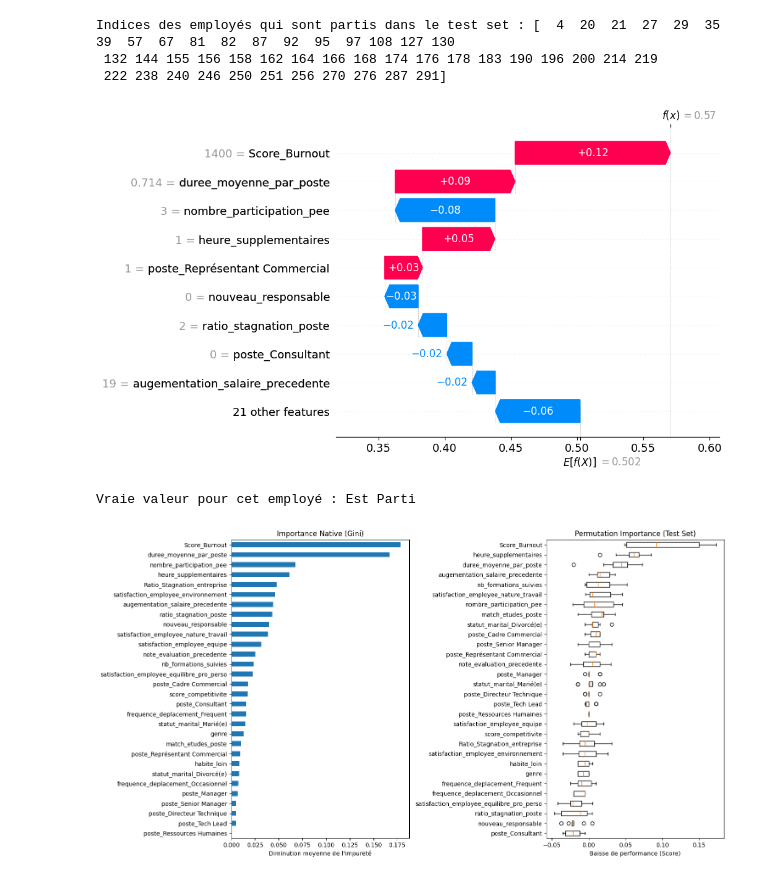
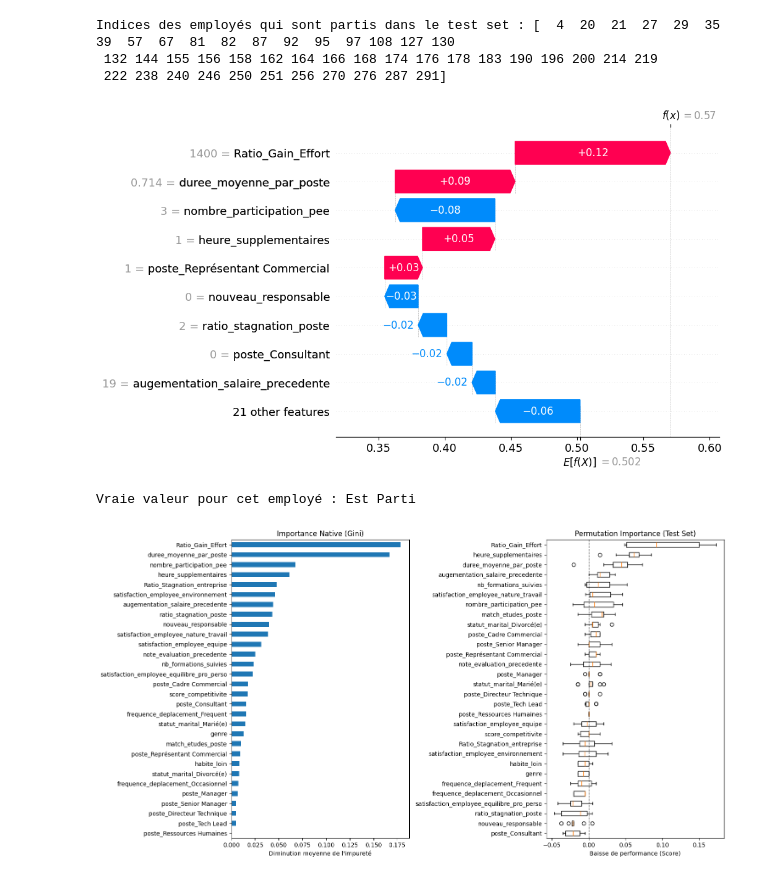
Before and after one commit to Apinsun/Projet4, a Jupyter notebook: projet4_v2.ipynb, the cells around one changed output. Drawn from its saved outputs; the diff is of its cells as text; code cells hidden in the pictures.

```diff
--- a/projet4_v2.ipynb
+++ b/projet4_v2.ipynb
@@ -387,7 +387,7 @@ plt.show()
 # %%
 # On penalise le salaire si la personne fait des heures sup
 # L'idée : Un salaire de 3000€ avec heures sup vaut "moins" qu'un salaire de 3000€ sans heures sup
-df_clean['Score_Burnout'] = df_clean['revenu_mensuel'] / (1 + df_clean['heure_supplementaires'])
+df_clean['Ratio_Gain_Effort'] = df_clean['revenu_mensuel'] / (1 + df_clean['heure_supplementaires'])
 import phik
 import matplotlib.pyplot as plt
 import pandas as pd
@@ -1292,7 +1320,7 @@ shap.plots.waterfall(explanation[index_employee, :, classe_a_interpreter])
 vraie_valeur = y_test.iloc[index_employee]
 print(f"Vraie valeur pour cet employé : {'Est Parti' if vraie_valeur == 1 else 'Est Resté'}")
 # %% [output]
-[figure, old version]
+[figure, new version]
 Vraie valeur pour cet employé : Est Parti
 # %%
 from sklearn.inspection import permutation_importance
@@ -1310,31 +1338,33 @@ perm_importance = permutation_importance(
     rf_model_extracted,
     X_test_transformed,
     y_test,
     scoring=scoring_method,
     n_repeats=10,
     random_state=42,
     n_jobs=-1
 )
 sorted_idx = perm_importance.importances_mean.argsort()
 
 
 # --- ÉTAPE 4 : Affichage Comparatif ---
 fig, (ax1, ax2) = plt.subplots(1, 2, figsize=(15, 8))
 
 # Graphique Importance Native
 mdi_importances.plot(kind='barh', ax=ax1, title="Importance Native (Gini)")
 ax1.set_xlabel("Diminution moyenne de l'impureté")
 
 # Graphique Permutation
 ax2.boxplot(
     perm_importance.importances[sorted_idx].T,
     vert=False,
     labels=np.array(feature_names)[sorted_idx] # On utilise les noms corrects
 )
 ax2.set_title("Permutation Importance (Test Set)")
 ax2.set_xlabel("Baisse de performance (Score)")
 
+ax2.axvline(x=0, color='black', linestyle='--', alpha=0.7, linewidth=1)
+
 plt.tight_layout()
 plt.show()
 # %% [output]
-[figure, old version]
+[figure, new version]
```
Also changed, not shown: parts of 19 cells of this notebook, 1 other file.
